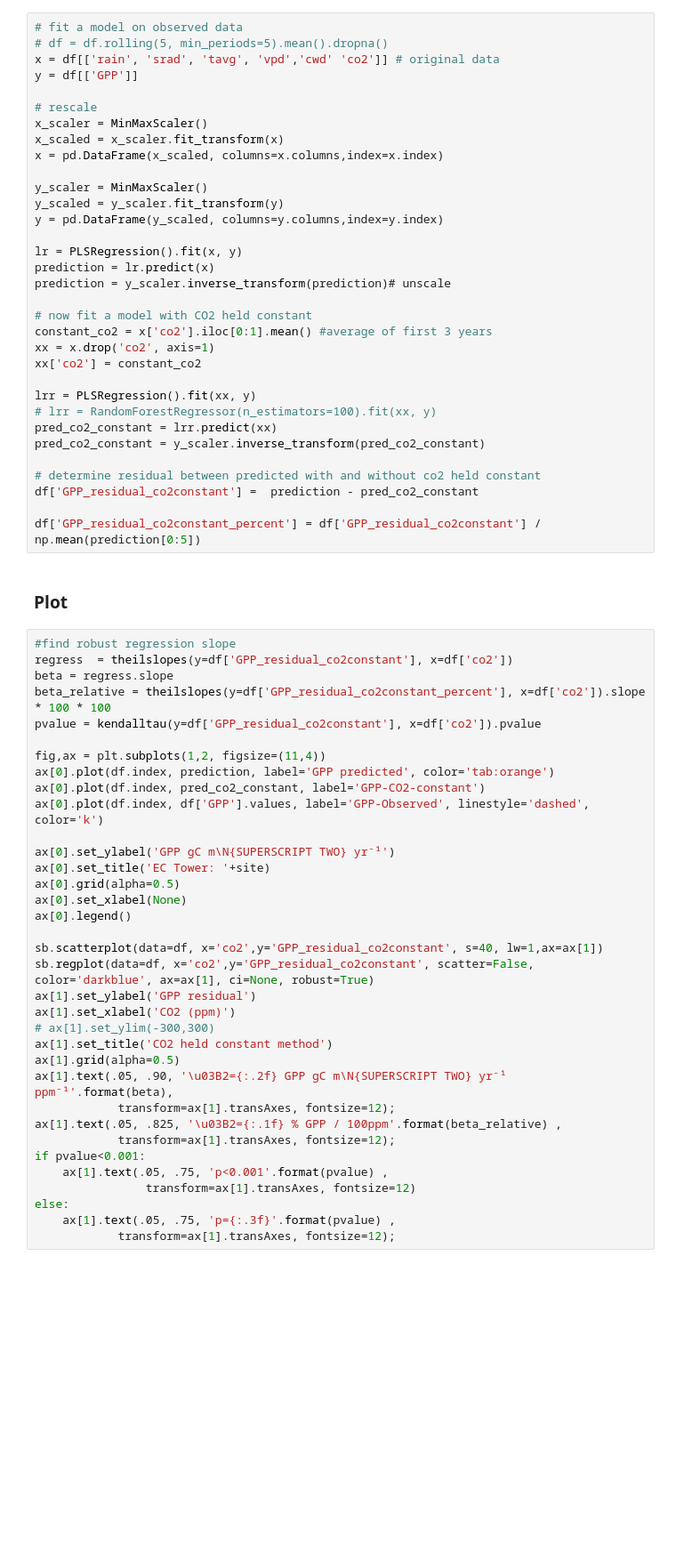
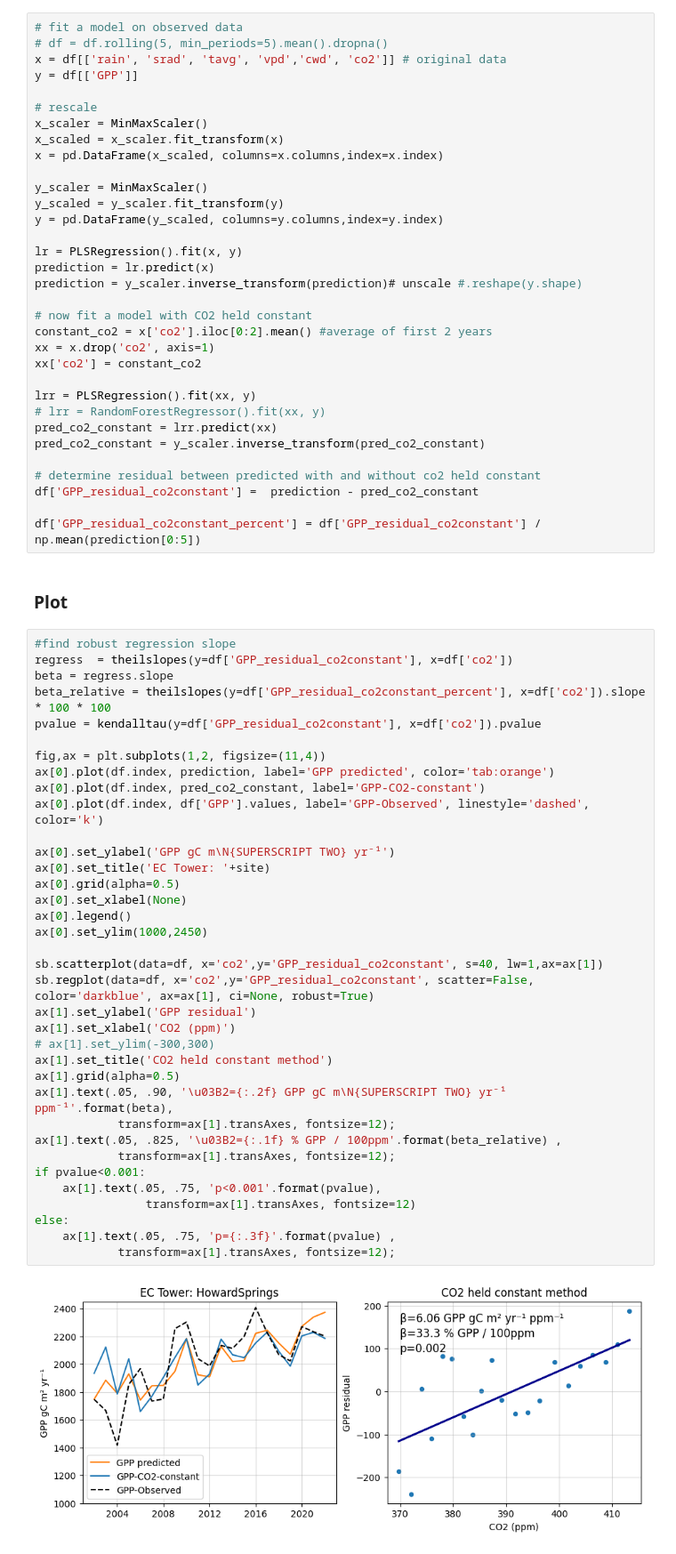
Before and after one commit to cbur24/Aus_CO2_fertilisation, a Jupyter notebook: notebooks/analysis/Testing_OzFlux_GPP.ipynb, the cells around one changed output. Shown at 89% size. Saved outputs shown, nothing was run; the diff lists cells and outputs as text; blank space fills up the shorter version.

```diff
--- a/notebooks/analysis/Testing_OzFlux_GPP.ipynb
+++ b/notebooks/analysis/Testing_OzFlux_GPP.ipynb
@@ -218,7 +218,7 @@ Residual between prediction when all variables kept original, and where CO2 is k
 # %%
 # fit a model on observed data
 # df = df.rolling(5, min_periods=5).mean().dropna()
-x = df[['rain', 'srad', 'tavg', 'vpd','cwd' 'co2']] # original data
+x = df[['rain', 'srad', 'tavg', 'vpd','cwd', 'co2']] # original data
 y = df[['GPP']]
 
 # rescale
@@ -232,15 +232,15 @@ y = pd.DataFrame(y_scaled, columns=y.columns,index=y.index)
 
 lr = PLSRegression().fit(x, y)
 prediction = lr.predict(x)
-prediction = y_scaler.inverse_transform(prediction)# unscale
+prediction = y_scaler.inverse_transform(prediction)# unscale #.reshape(y.shape)
 
 # now fit a model with CO2 held constant
-constant_co2 = x['co2'].iloc[0:1].mean() #average of first 3 years
+constant_co2 = x['co2'].iloc[0:2].mean() #average of first 2 years
 xx = x.drop('co2', axis=1)
 xx['co2'] = constant_co2
 
 lrr = PLSRegression().fit(xx, y)
-# lrr = RandomForestRegressor(n_estimators=100).fit(xx, y)
+# lrr = RandomForestRegressor().fit(xx, y)
 pred_co2_constant = lrr.predict(xx)
 pred_co2_constant = y_scaler.inverse_transform(pred_co2_constant)
 
@@ -257,31 +257,34 @@ beta = regress.slope
 beta_relative = theilslopes(y=df['GPP_residual_co2constant_percent'], x=df['co2']).slope * 100 * 100
 pvalue = kendalltau(y=df['GPP_residual_co2constant'], x=df['co2']).pvalue
 
 fig,ax = plt.subplots(1,2, figsize=(11,4))
 ax[0].plot(df.index, prediction, label='GPP predicted', color='tab:orange')
 ax[0].plot(df.index, pred_co2_constant, label='GPP-CO2-constant')
 ax[0].plot(df.index, df['GPP'].values, label='GPP-Observed', linestyle='dashed', color='k')
 
 ax[0].set_ylabel('GPP gC m\N{SUPERSCRIPT TWO} yr⁻¹')
 ax[0].set_title('EC Tower: '+site)
 ax[0].grid(alpha=0.5)
 ax[0].set_xlabel(None)
 ax[0].legend()
+ax[0].set_ylim(1000,2450)
 
 sb.scatterplot(data=df, x='co2',y='GPP_residual_co2constant', s=40, lw=1,ax=ax[1])
 sb.regplot(data=df, x='co2',y='GPP_residual_co2constant', scatter=False, color='darkblue', ax=ax[1], ci=None, robust=True)
 ax[1].set_ylabel('GPP residual')
 ax[1].set_xlabel('CO2 (ppm)')
 # ax[1].set_ylim(-300,300)
 ax[1].set_title('CO2 held constant method')
 ax[1].grid(alpha=0.5)
 ax[1].text(.05, .90, '\u03B2={:.2f} GPP gC m\N{SUPERSCRIPT TWO} yr⁻¹ ppm⁻¹'.format(beta),
             transform=ax[1].transAxes, fontsize=12);
 ax[1].text(.05, .825, '\u03B2={:.1f} % GPP / 100ppm'.format(beta_relative) ,
             transform=ax[1].transAxes, fontsize=12);
 if pvalue<0.001:
-    ax[1].text(.05, .75, 'p<0.001'.format(pvalue) ,
+    ax[1].text(.05, .75, 'p<0.001'.format(pvalue),
                 transform=ax[1].transAxes, fontsize=12)
 else:
     ax[1].text(.05, .75, 'p={:.3f}'.format(pvalue) ,
             transform=ax[1].transAxes, fontsize=12);
+# %% [output]
+[figure, added]
```
Also changed, not shown: parts of 7 cells of this notebook, 4 other files.
